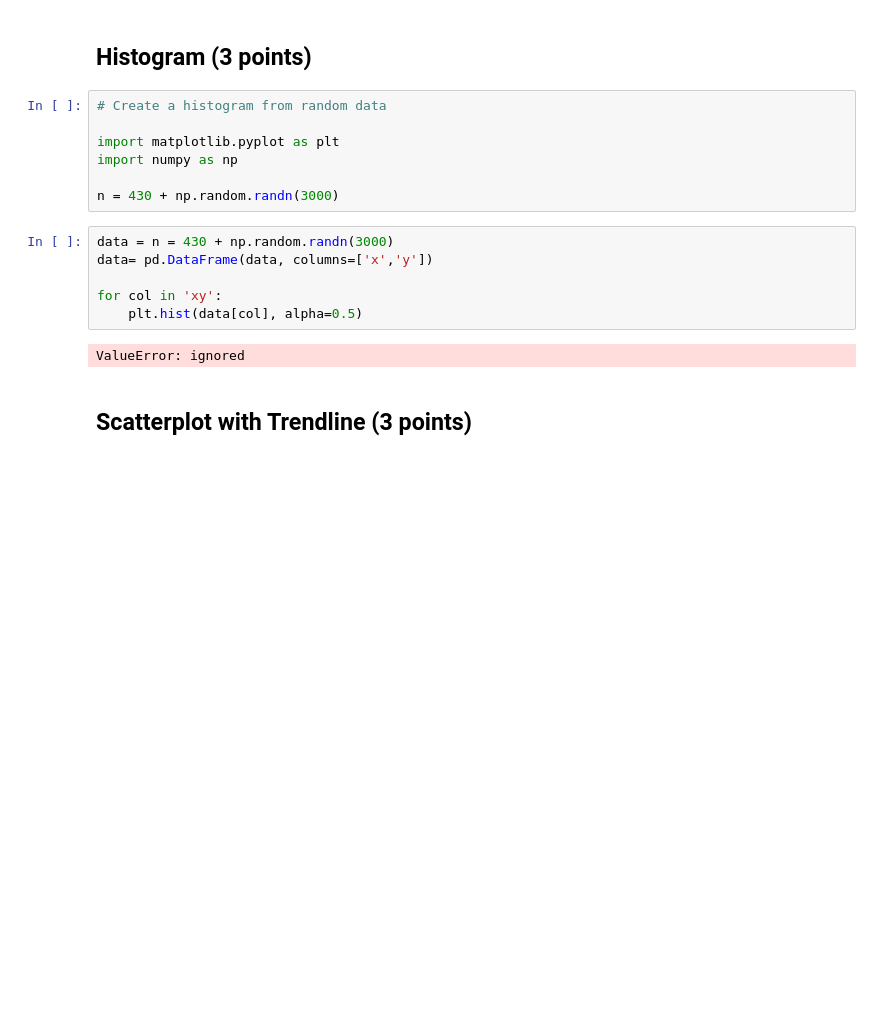
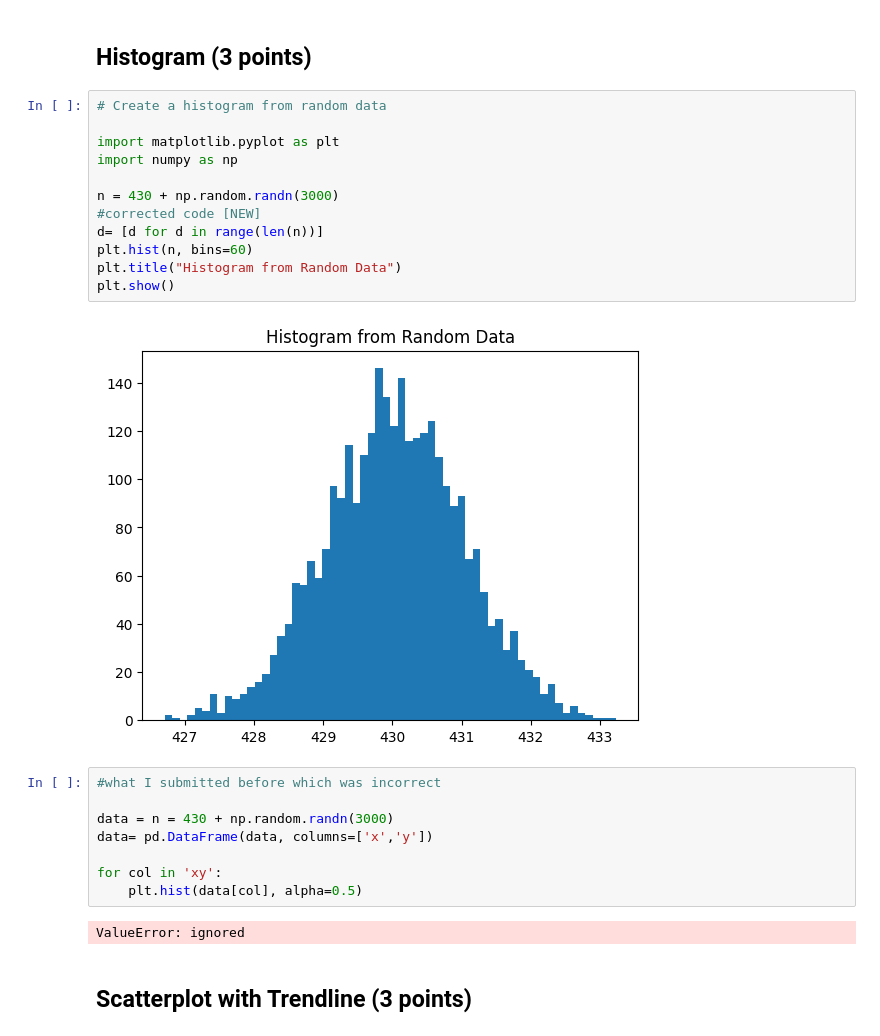
Before and after one commit to simoneminorr/ds1002-uqa9qp, a Jupyter notebook: homework/week-12.ipynb, the cells around one changed output. Cells and saved outputs as stored; diff of their text form; blank space fills up the shorter version.

```diff
--- a/homework/week-12.ipynb
+++ b/homework/week-12.ipynb
@@ -22,11 +22,20 @@ plt.show()
 # %%
 # Create a histogram from random data
 
 import matplotlib.pyplot as plt
 import numpy as np
 
 n = 430 + np.random.randn(3000)
+#corrected code [NEW]
+d= [d for d in range(len(n))]
+plt.hist(n, bins=60)
+plt.title("Histogram from Random Data")
+plt.show()
+# %% [output]
+[figure, added]
 # %%
+#what I submitted before which was incorrect
+
 data = n = 430 + np.random.randn(3000)
 data= pd.DataFrame(data, columns=['x','y'])
 
```
Also changed, not shown: parts of 2 cells of this notebook.
